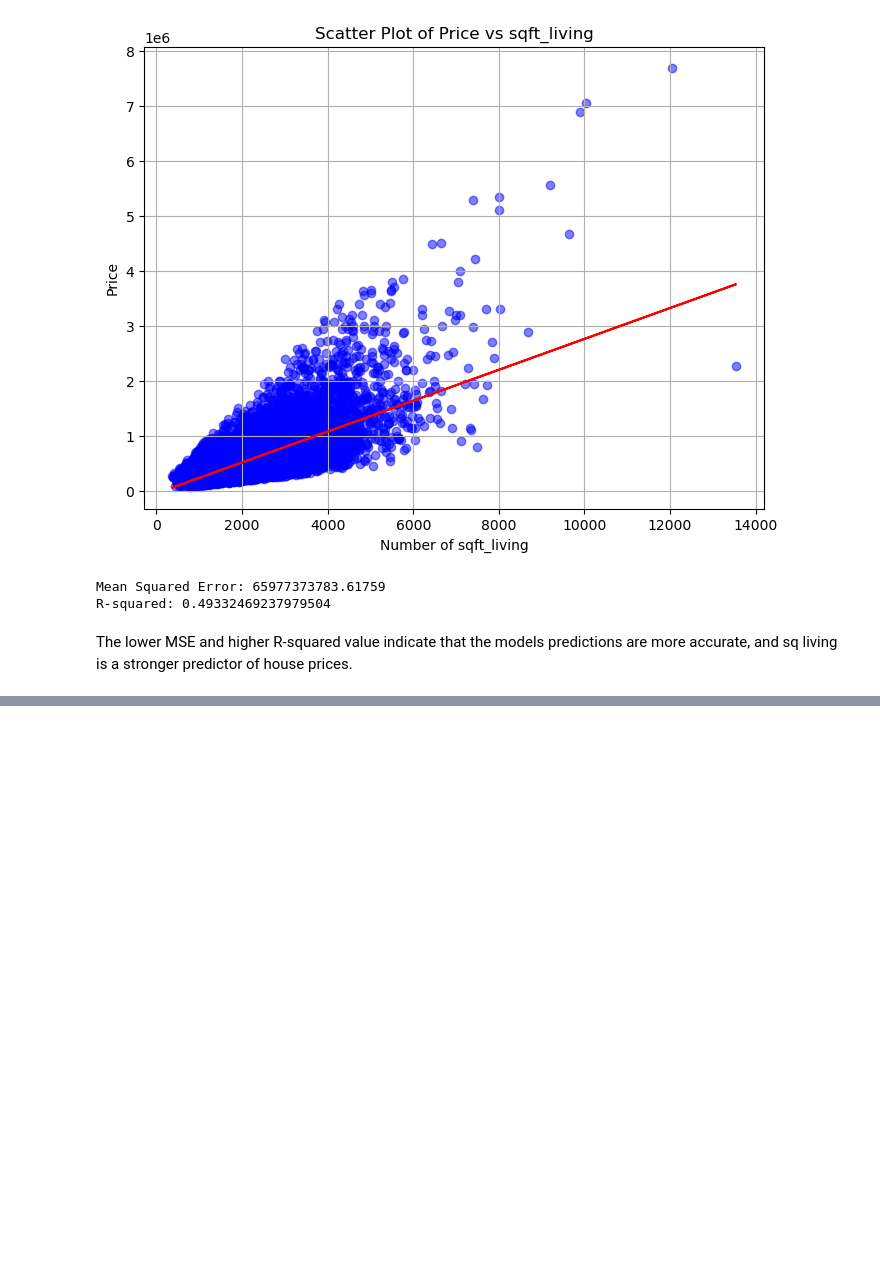
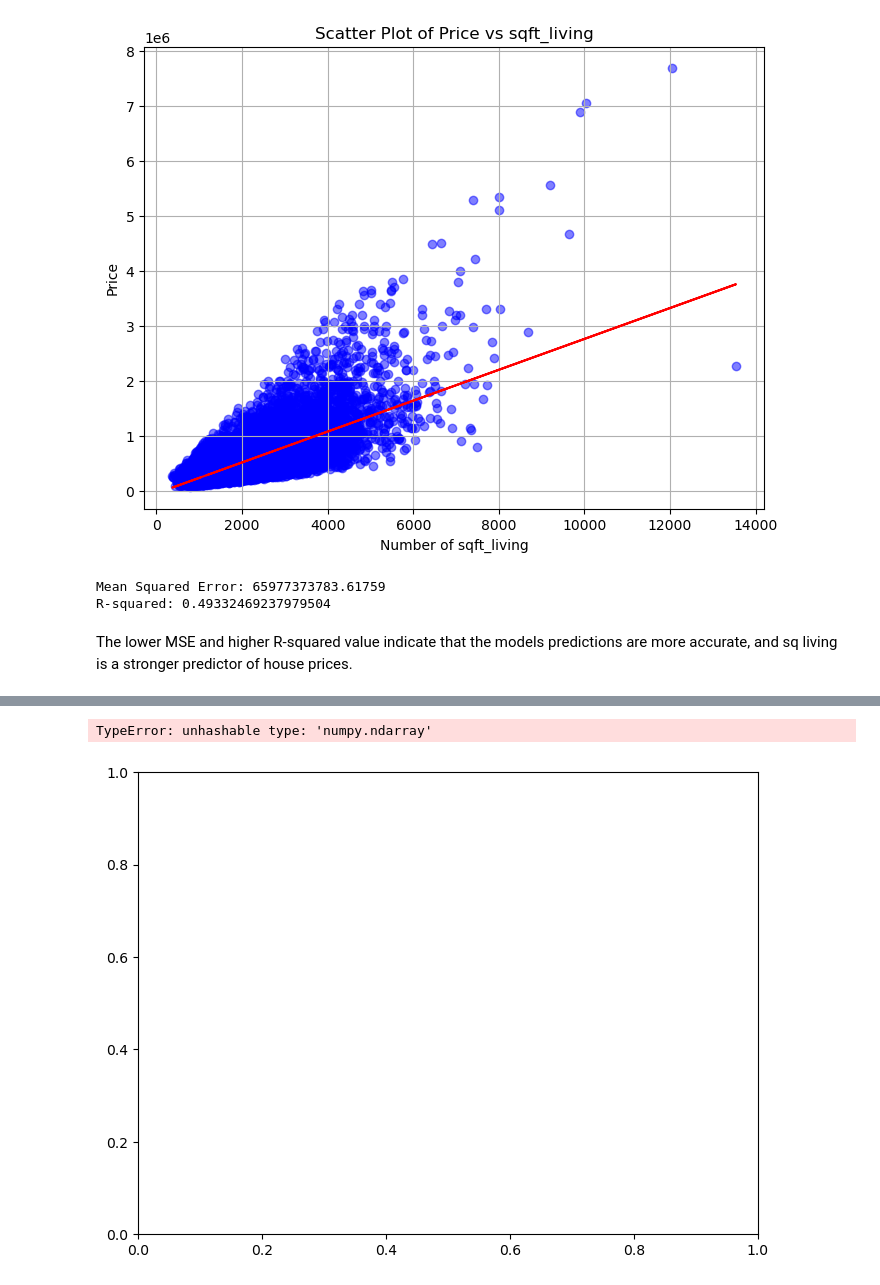
Before and after one commit to ggeorgekkariuki/Kings-Country-Housing-Project, a Jupyter notebook: student.ipynb, the cells around one changed output, grey strips where cells are left out. Drawn from its saved outputs; the diff is of its cells as text; code cells hidden in the pictures; blank space fills up the shorter version.

```diff
--- a/student.ipynb
+++ b/student.ipynb
@@ -835,3 +848,47 @@ plt.show()
+# %%
+def visualize_and_evaluate_regression(x, y):
+    # Scatter plot
+    plt.figure(figsize=(8, 6))
+    plt.scatter(x, y, color='blue', alpha=0.5)
+    plt.title('Scatter Plot of Price vs grade')
+    plt.xlabel('Number of grade')
+    plt.ylabel('Price')
+    plt.grid(True)
+
+    # Fit linear regression
+    lr_model = LinearRegression()
+    lr_model.fit(x, y)
+    y_pred = lr_model.predict(x)
+
+    # Plot regression line
+    plt.plot(x, y_pred, color='red')
+    plt.show()
+
+    # Split data into train and test sets
+    x_train, x_test, y_train, y_test = train_test_split(x, y, test_size=0.2, random_state=42)
+
+    # Fit model on training data
+    model = LinearRegression()
+    model.fit(x_train, y_train)
+
+    # Predict on test data
+    y_pred = model.predict(x_test)
+
+    # Evaluate model
+    mse = mean_squared_error(y_test, y_pred)
+    r2 = r2_score(y_test, y_pred)
+
+    # Print evaluation metrics
+    print("Mean Squared Error:", mse)
+    print("R-squared:", r2)
+
+# Usage example:
+x = kc_data_df[['grade']]  # Independent variable
+y = kc_data_df['price']       # Dependent variable
+visualize_and_evaluate_regression(x, y)
+# %% [output]
+TypeError: unhashable type: 'numpy.ndarray'
+[figure, added]
 # %%
 x_train, x_test, y_train, y_test = train_test_split(x, y, test_size=0.2, random_state=42)
 # %%
```
Also changed, not shown: parts of 27 cells of this notebook.
